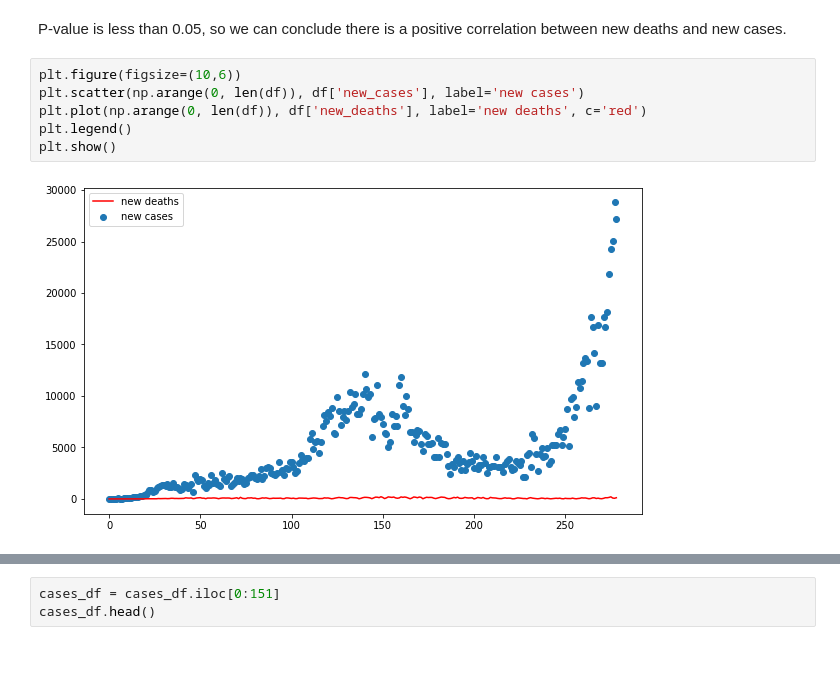
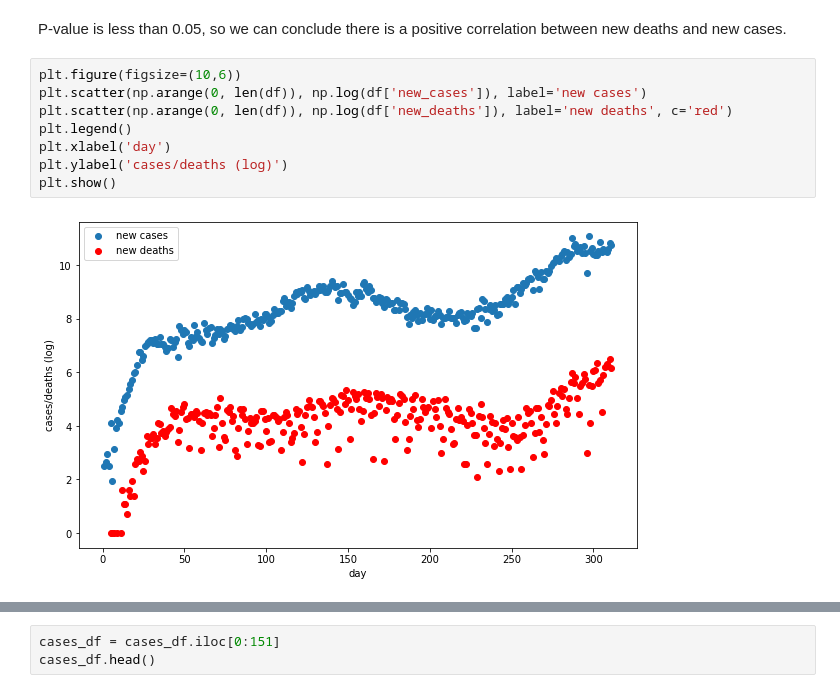
Before and after one commit to grantgambetta/2020-2021-Research, a Jupyter notebook: preprocessing_and_baselines.ipynb, the cells around one changed output, grey strips where cells are left out. Saved outputs shown, nothing was run; the diff lists cells and outputs as text; blank space fills up the shorter version.

```diff
--- a/preprocessing_and_baselines.ipynb
+++ b/preprocessing_and_baselines.ipynb
@@ -145,12 +151,14 @@ p value: 1.30185385202683e-10
 P-value is less than 0.05, so we can conclude there is a positive correlation between new deaths and new cases.
 # %%
 plt.figure(figsize=(10,6))
-plt.scatter(np.arange(0, len(df)), df['new_cases'], label='new cases')
-plt.plot(np.arange(0, len(df)), df['new_deaths'], label='new deaths', c='red')
+plt.scatter(np.arange(0, len(df)), np.log(df['new_cases']), label='new cases')
+plt.scatter(np.arange(0, len(df)), np.log(df['new_deaths']), label='new deaths', c='red')
 plt.legend()
+plt.xlabel('day')
+plt.ylabel('cases/deaths (log)')
 plt.show()
 # %% [output]
-[figure, old version]
+[figure, new version]
 # %%
 pearson_corr(df['positivity_rate'], df['total_deaths'])
 # %% [output]
```
Also changed, not shown: parts of 33 cells of this notebook.
